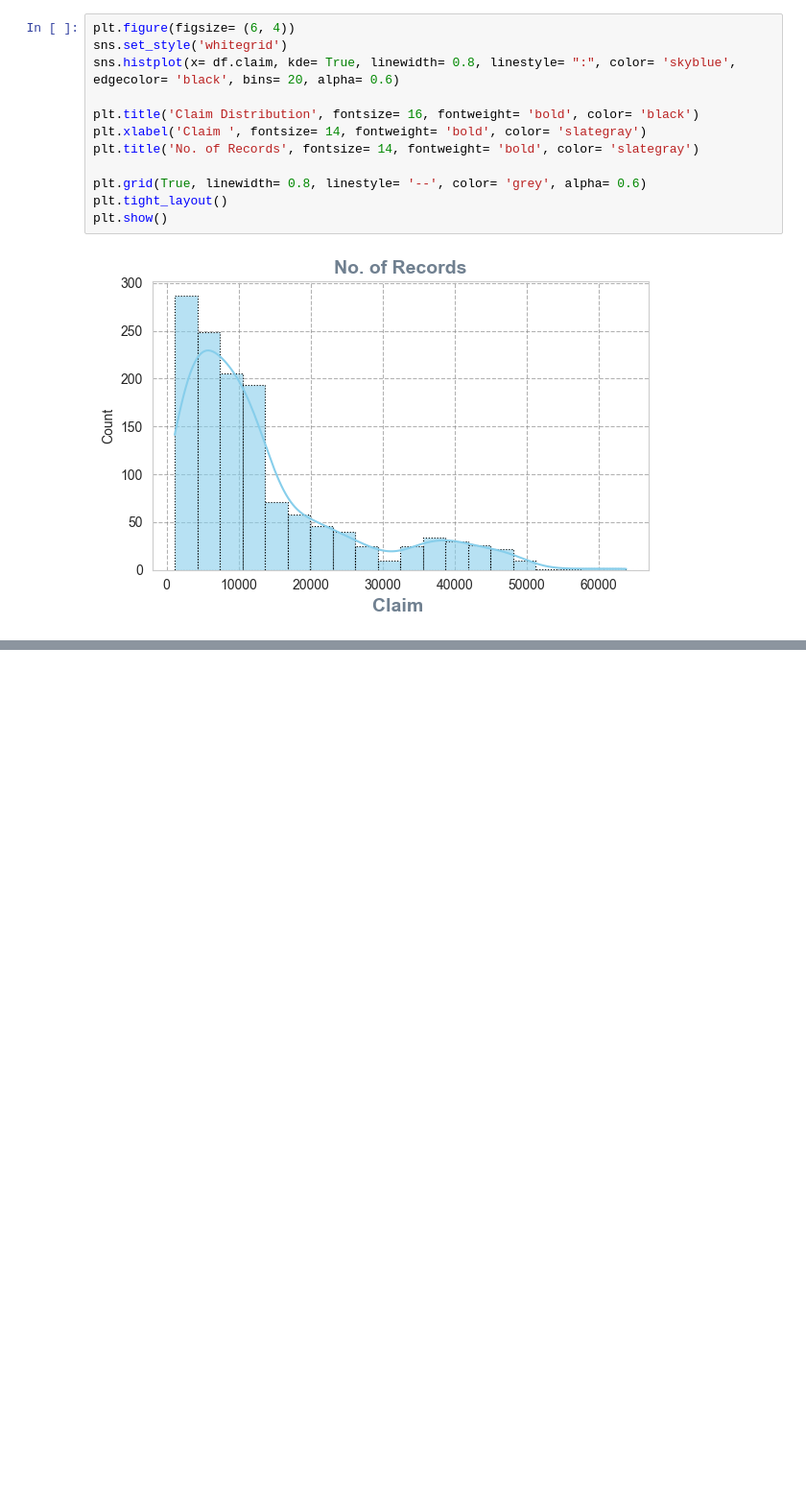
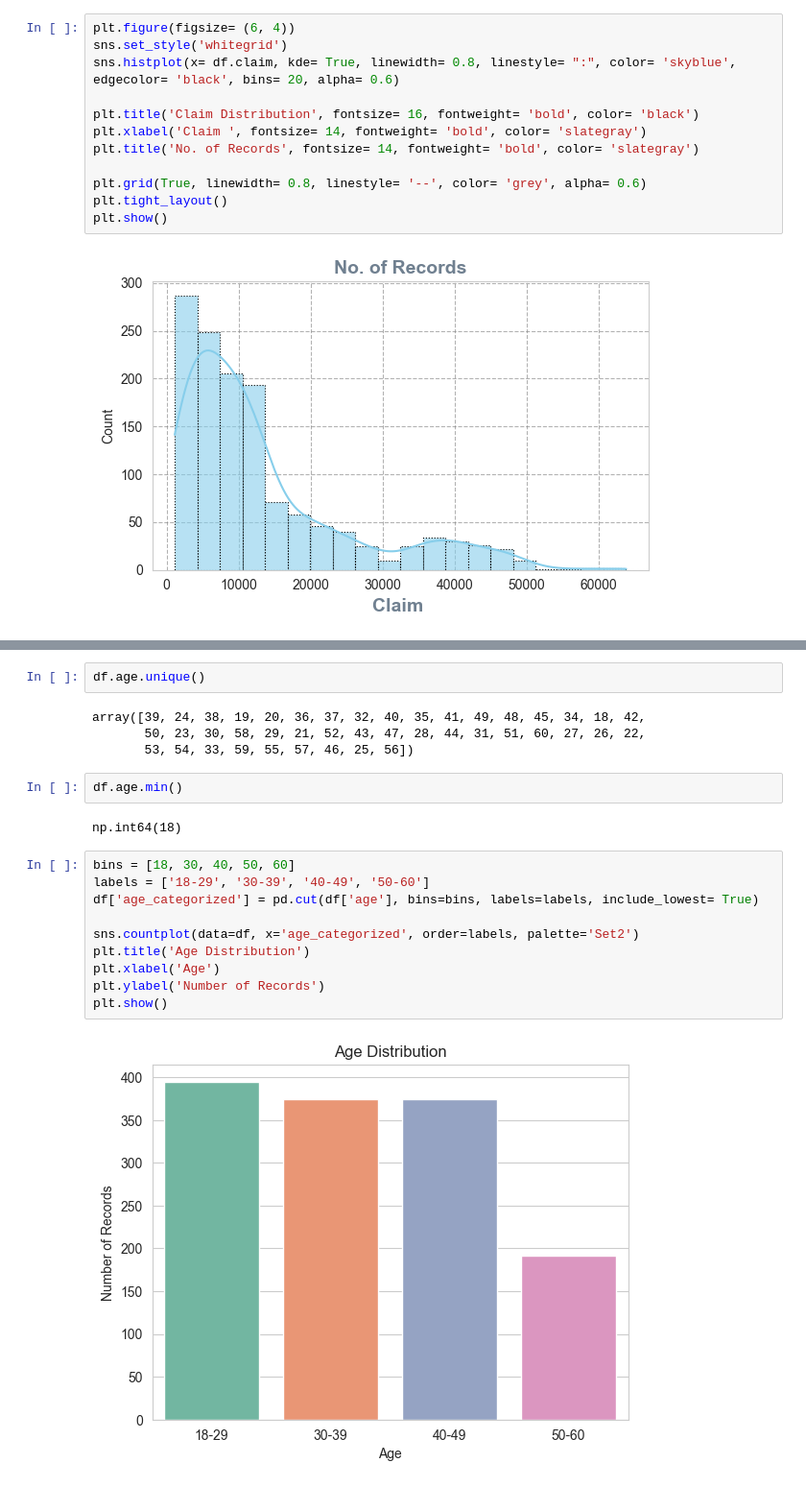
Before and after one commit to SaurabhSSB/medical-expense-analysis, a Jupyter notebook: 2_eda.ipynb, the cells around one changed output, grey strips where cells are left out. Shown at 96% size. Cells and saved outputs as stored; diff of their text form; blank space fills up the shorter version.

```diff
--- a/2_eda.ipynb
+++ b/2_eda.ipynb
@@ -547,0 +570,22 @@ plt.show()
+# %%
+df.age.unique()
+# %% [output]
+array([39, 24, 38, 19, 20, 36, 37, 32, 40, 35, 41, 49, 48, 45, 34, 18, 42,
+       50, 23, 30, 58, 29, 21, 52, 43, 47, 28, 44, 31, 51, 60, 27, 26, 22,
+       53, 54, 33, 59, 55, 57, 46, 25, 56])
+# %%
+df.age.min()
+# %% [output]
+np.int64(18)
+# %%
+bins = [18, 30, 40, 50, 60]
+labels = ['18-29', '30-39', '40-49', '50-60']
+df['age_categorized'] = pd.cut(df['age'], bins=bins, labels=labels, include_lowest= True)
+
+sns.countplot(data=df, x='age_categorized', order=labels, palette='Set2')
+plt.title('Age Distribution')
+plt.xlabel('Age')
+plt.ylabel('Number of Records')
+plt.show()
+# %% [output]
+[figure, added]
```
Also changed, not shown: parts of 9 cells of this notebook.
